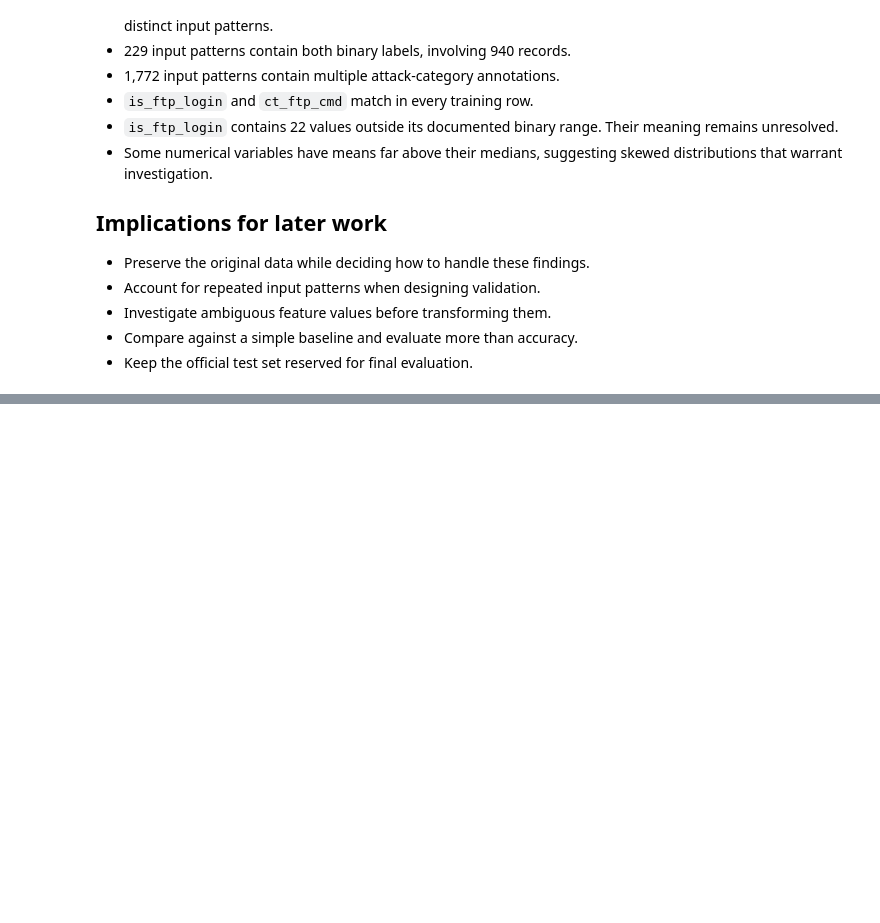
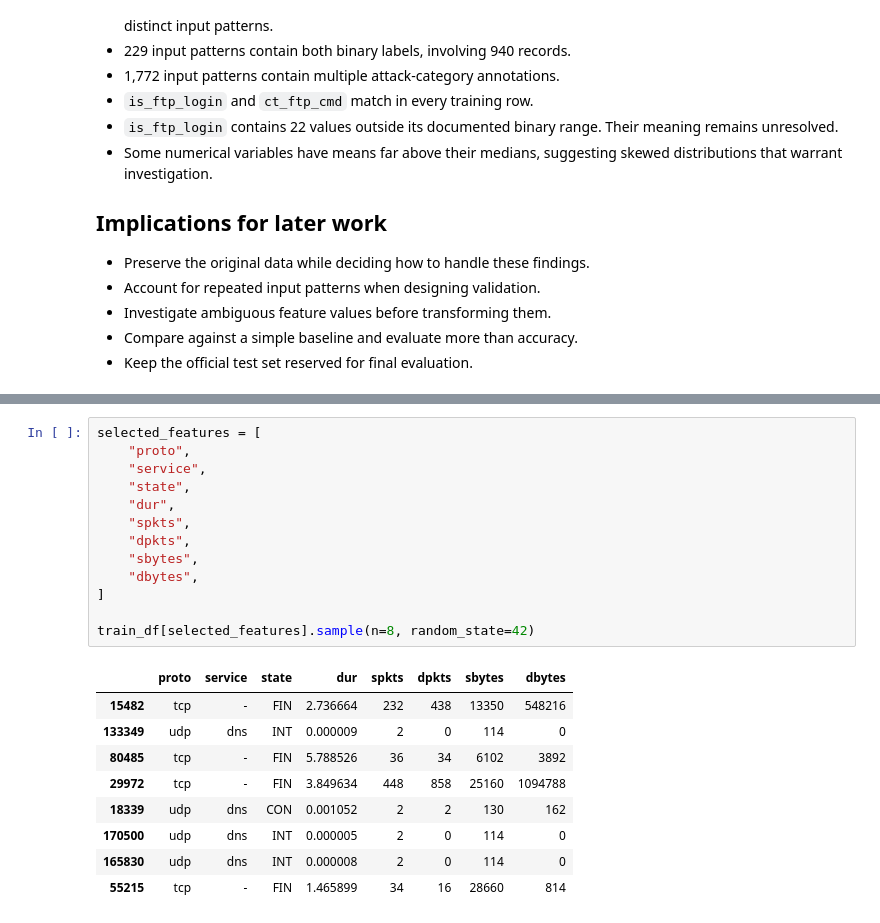
Before and after one commit to saatvikn/network_intrusion_detection_system, a Jupyter notebook: notebooks/01_data_understanding.ipynb, the cells around one changed output, grey strips where cells are left out. Saved outputs shown, nothing was run; the diff lists cells and outputs as text; blank space fills up the shorter version.

```diff
--- a/notebooks/01_data_understanding.ipynb
+++ b/notebooks/01_data_understanding.ipynb
@@ -281,0 +363,23 @@ Patterns containing multiple attack categories: 1772
+# %%
+selected_features = [
+    "proto",
+    "service",
+    "state",
+    "dur",
+    "spkts",
+    "dpkts",
+    "sbytes",
+    "dbytes",
+]
+
+train_df[selected_features].sample(n=8, random_state=42)
+# %% [output]
+|  | proto | service | state | dur | spkts | dpkts | sbytes | dbytes |
+| 15482 | tcp | - | FIN | 2.736664 | 232 | 438 | 13350 | 548216 |
+| 133349 | udp | dns | INT | 0.000009 | 2 | 0 | 114 | 0 |
+| 80485 | tcp | - | FIN | 5.788526 | 36 | 34 | 6102 | 3892 |
+| 29972 | tcp | - | FIN | 3.849634 | 448 | 858 | 25160 | 1094788 |
+| 18339 | udp | dns | CON | 0.001052 | 2 | 2 | 130 | 162 |
+| 170500 | udp | dns | INT | 0.000005 | 2 | 0 | 114 | 0 |
+| 165830 | udp | dns | INT | 0.000008 | 2 | 0 | 114 | 0 |
+| 55215 | tcp | - | FIN | 1.465899 | 34 | 16 | 28660 | 814 |
```
Also changed, not shown: parts of 2 cells of this notebook.
